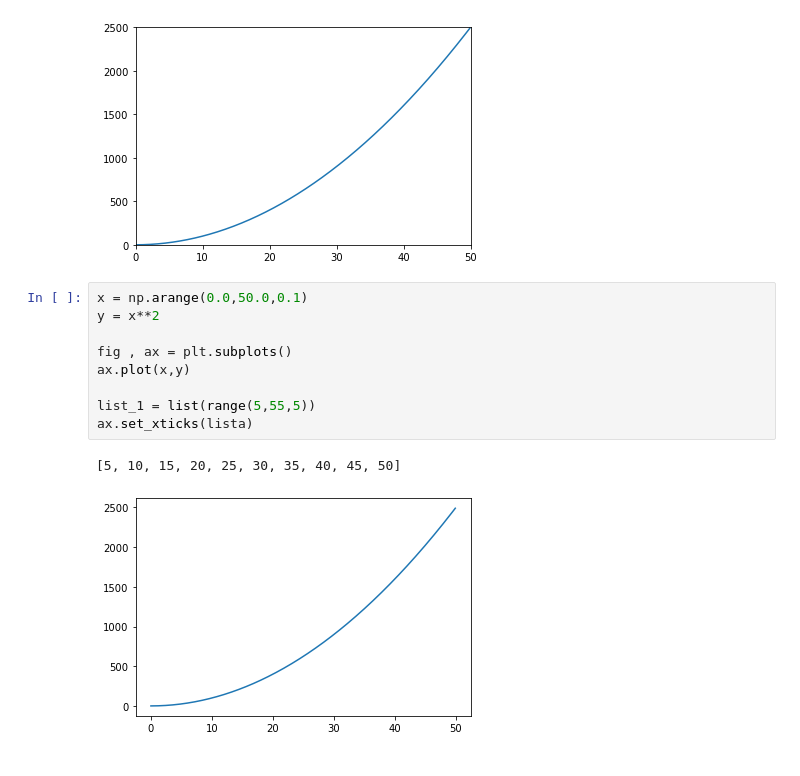
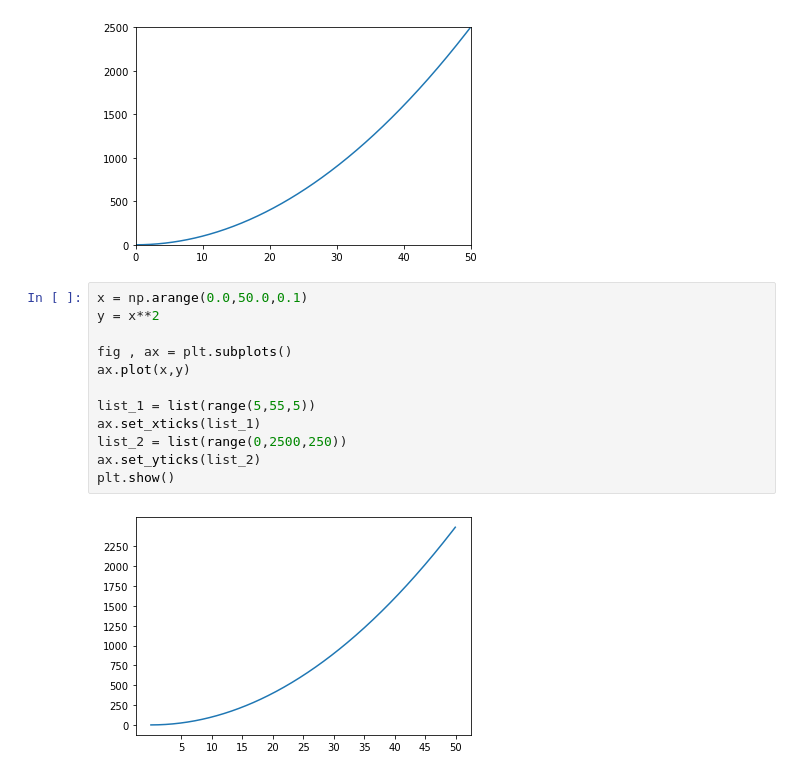
Before and after one commit to umar7860/numpy-linkedIn-course, a Jupyter notebook: NumPy Course Part 2/AdvancePlotsAndStyling.ipynb, the cells around one changed output. Drawn from its saved outputs; the diff is of its cells as text.

```diff
--- a/NumPy Course Part 2/AdvancePlotsAndStyling.ipynb
+++ b/NumPy Course Part 2/AdvancePlotsAndStyling.ipynb
@@ -103,12 +103,14 @@ plt.show()
 # %%
 x = np.arange(0.0,50.0,0.1)
 y = x**2
 
 fig , ax = plt.subplots()
 ax.plot(x,y)
 
 list_1 = list(range(5,55,5))
-ax.set_xticks(lista)
+ax.set_xticks(list_1)
+list_2 = list(range(0,2500,250))
+ax.set_yticks(list_2)
+plt.show()
 # %% [output]
-[5, 10, 15, 20, 25, 30, 35, 40, 45, 50]
-[figure, old version]
+[figure, new version]
```
Also changed, not shown: parts of 5 cells of this notebook.
